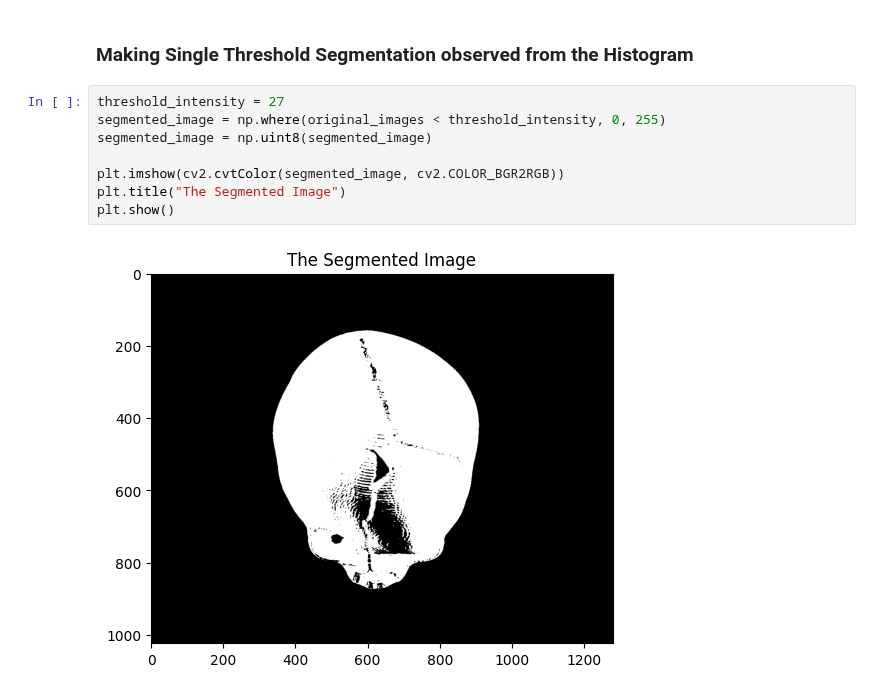
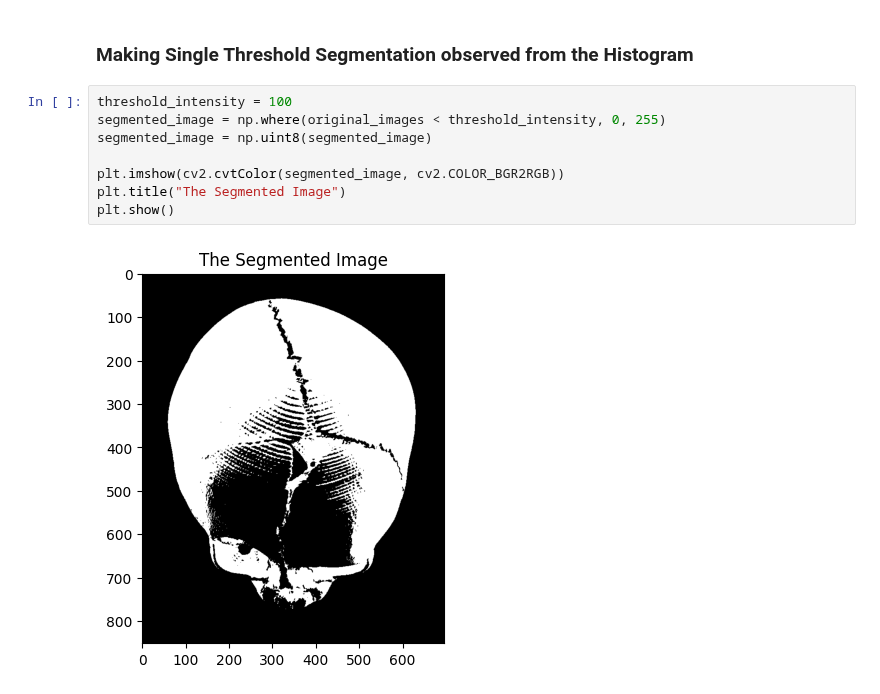
Before and after one commit to ahnafshahrear/Digital-Image-Processing-Lab, a Jupyter notebook: Task 1 - Resolution, Histogram & Thresholding/1(c) Histogram & Segmentation.ipynb, the cells around one changed output. Saved outputs shown, nothing was run; the diff lists cells and outputs as text.

```diff
--- a/Task 1 - Resolution, Histogram & Thresholding/1(c) Histogram & Segmentation.ipynb
+++ b/Task 1 - Resolution, Histogram & Thresholding/1(c) Histogram & Segmentation.ipynb
@@ -38,12 +38,12 @@ generate_histogram(original_images)
 # %% [markdown]
 ### Making Single Threshold Segmentation observed from the Histogram
 # %%
-threshold_intensity = 27
+threshold_intensity = 100
 segmented_image = np.where(original_images < threshold_intensity, 0, 255)
 segmented_image = np.uint8(segmented_image)
 
 plt.imshow(cv2.cvtColor(segmented_image, cv2.COLOR_BGR2RGB))
 plt.title("The Segmented Image")
 plt.show()
 # %% [output]
-[figure, old version]
+[figure, new version]
```
Also changed, not shown: parts of 2 cells of this notebook, 1 other file.
